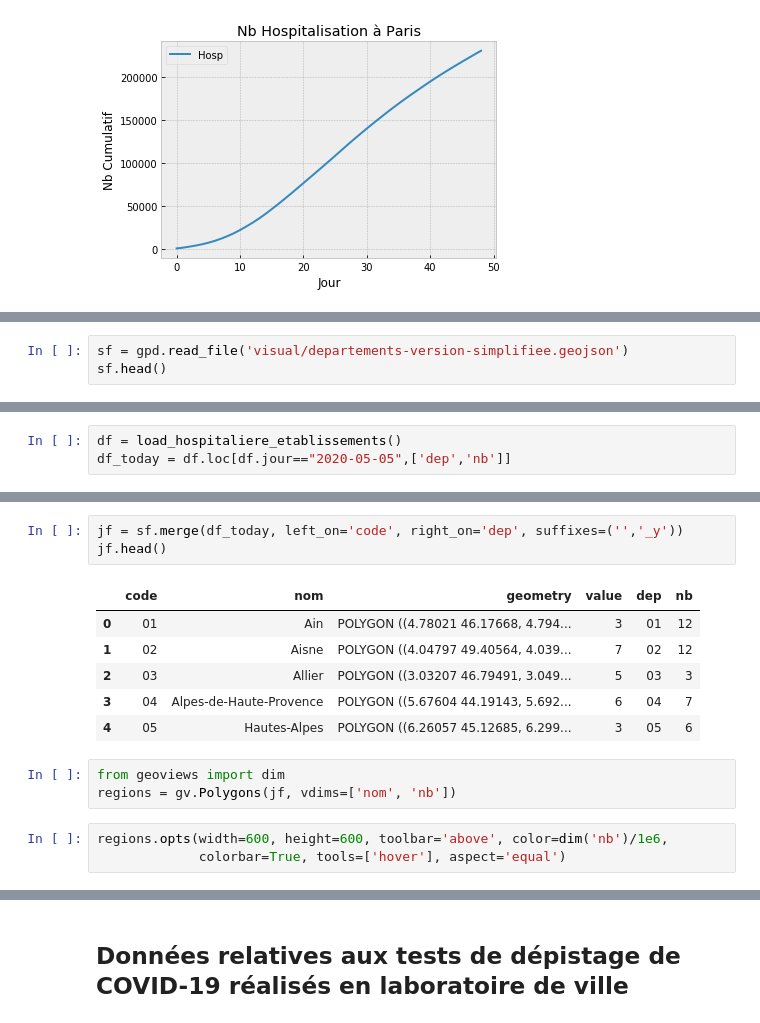
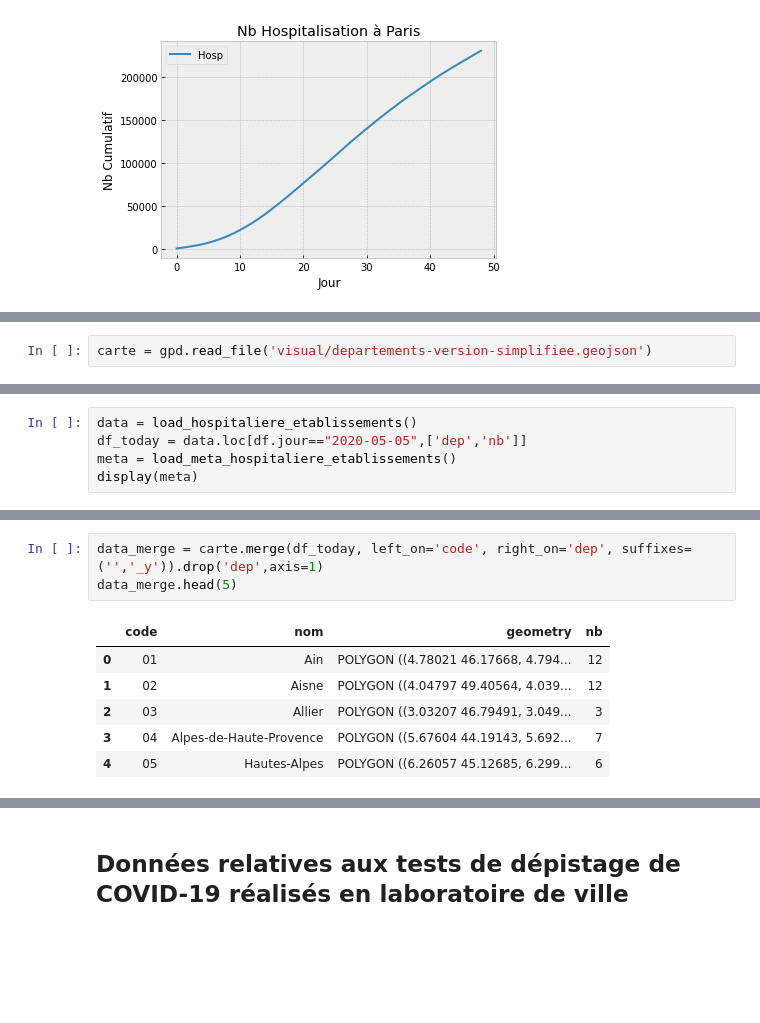
Before and after one commit to klchai/ML_COVID-19, a Jupyter notebook: ML_COVID-19.ipynb, the cells around one changed output, grey strips where cells are left out. Cells and saved outputs as stored; diff of their text form; blank space fills up the shorter version.

```diff
--- a/ML_COVID-19.ipynb
+++ b/ML_COVID-19.ipynb
@@ -160,3 +150,2 @@ show_hosp_paris()
 # %%
-sf = gpd.read_file('visual/departements-version-simplifiee.geojson')
-sf.head()
+carte = gpd.read_file('visual/departements-version-simplifiee.geojson')
@@ -172,3 +152,5 @@ sf['value'] = np.random.randint(1, 10, sf.shape[0])
 # %%
-df = load_hospitaliere_etablissements()
-df_today = df.loc[df.jour=="2020-05-05",['dep','nb']]
+data = load_hospitaliere_etablissements()
+df_today = data.loc[df.jour=="2020-05-05",['dep','nb']]
+meta = load_meta_hospitaliere_etablissements()
+display(meta)
@@ -184,16 +165,10 @@ df_today.head()
 # %%
-jf = sf.merge(df_today, left_on='code', right_on='dep', suffixes=('','_y'))
-jf.head()
+data_merge = carte.merge(df_today, left_on='code', right_on='dep', suffixes=('','_y')).drop('dep',axis=1)
+data_merge.head(5)
 # %% [output]
-|  | code | nom | geometry | value | dep | nb |
-| 0 | 01 | Ain | POLYGON ((4.78021 46.17668, 4.794... | 3 | 01 | 12 |
-| 1 | 02 | Aisne | POLYGON ((4.04797 49.40564, 4.039... | 7 | 02 | 12 |
-| 2 | 03 | Allier | POLYGON ((3.03207 46.79491, 3.049... | 5 | 03 | 3 |
-| 3 | 04 | Alpes-de-Haute-Provence | POLYGON ((5.67604 44.19143, 5.692... | 6 | 04 | 7 |
-| 4 | 05 | Hautes-Alpes | POLYGON ((6.26057 45.12685, 6.299... | 3 | 05 | 6 |
+|  | code | nom | geometry | nb |
+| 0 | 01 | Ain | POLYGON ((4.78021 46.17668, 4.794... | 12 |
+| 1 | 02 | Aisne | POLYGON ((4.04797 49.40564, 4.039... | 12 |
+| 2 | 03 | Allier | POLYGON ((3.03207 46.79491, 3.049... | 3 |
+| 3 | 04 | Alpes-de-Haute-Provence | POLYGON ((5.67604 44.19143, 5.692... | 7 |
+| 4 | 05 | Hautes-Alpes | POLYGON ((6.26057 45.12685, 6.299... | 6 |
-# %%
-from geoviews import dim
-regions = gv.Polygons(jf, vdims=['nom', 'nb'])
-# %%
-regions.opts(width=600, height=600, toolbar='above', color=dim('nb')/1e6,
-             colorbar=True, tools=['hover'], aspect='equal')
```
Also changed, not shown: parts of 12 cells of this notebook.
